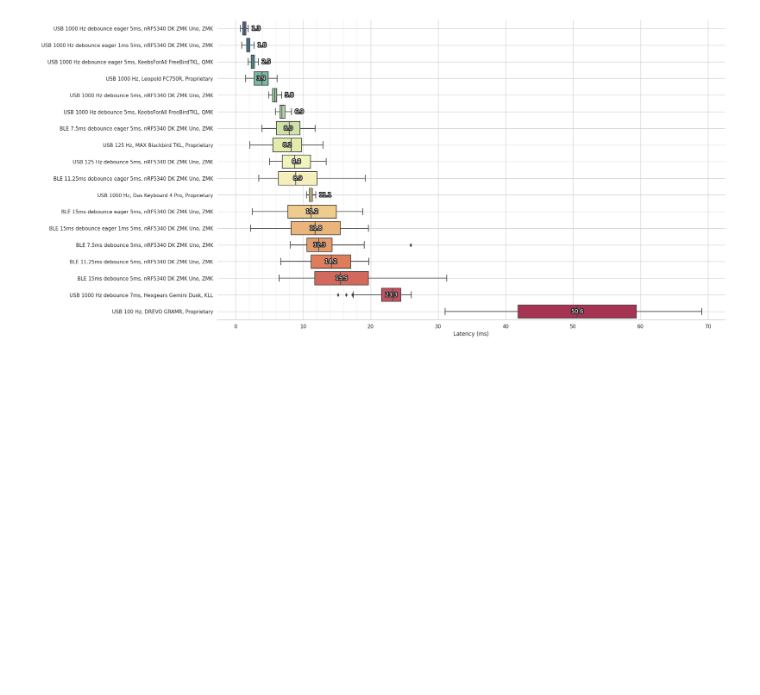
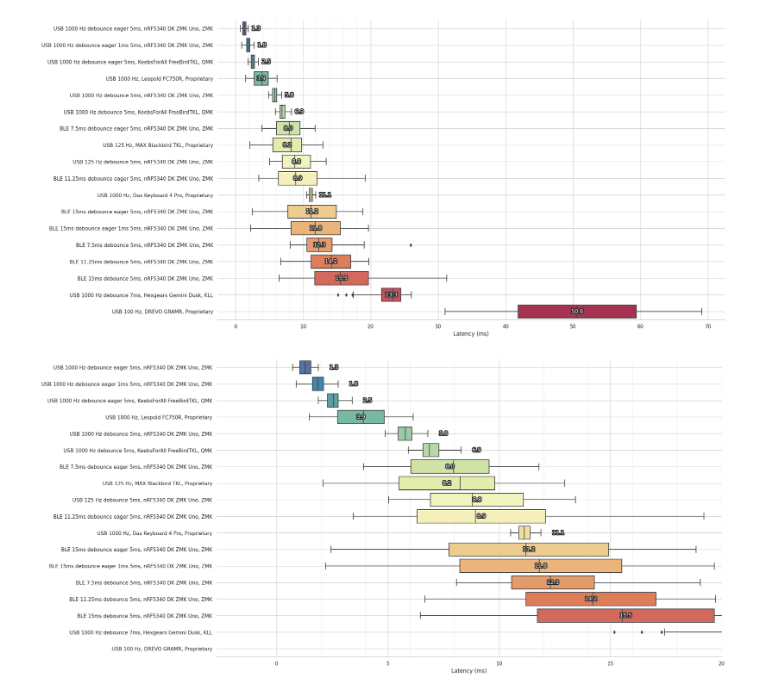
Before and after one commit to joelspadin/keyboard-latency-tester, a Jupyter notebook: results/chart.ipynb, the cells around one changed output. Drawn from its saved outputs; the diff is of its cells as text; code cells hidden in the pictures; blank space fills up the shorter version.

Commit message:
Add zoomed chart view

```diff
--- a/results/chart.ipynb
+++ b/results/chart.ipynb
@@ -109,3 +109,10 @@ ax.xaxis.grid(True, which="minor", linewidth=0.33)
 ax.yaxis.grid(True)
 # %% [output]
 [figure]
+# %%
+ax.set_xlim(right=20)
+ax.set_xticks(range(0, 10, 1), minor=True)
+
+fig
+# %% [output]
+[figure, added]
```
Also changed, not shown: parts of 1 cell of this notebook.
